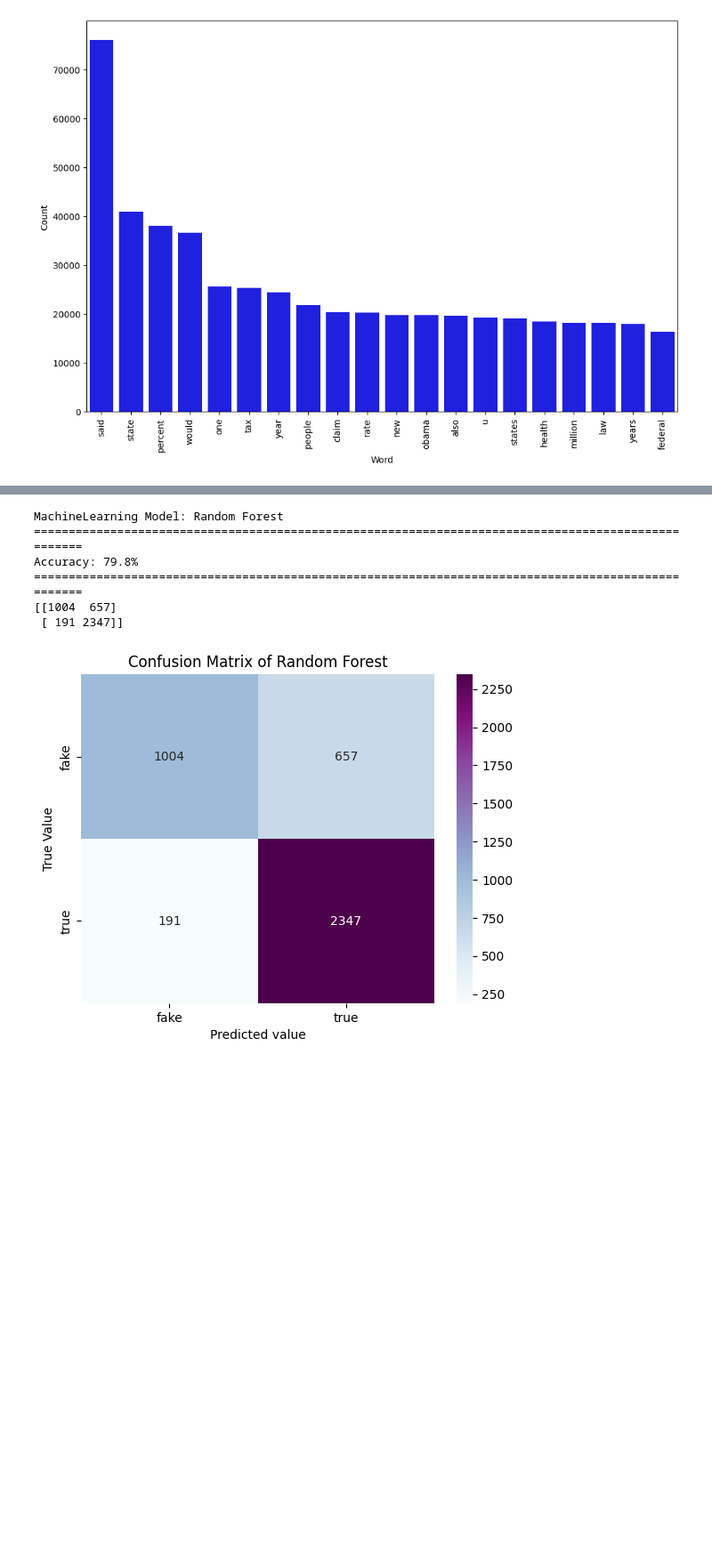
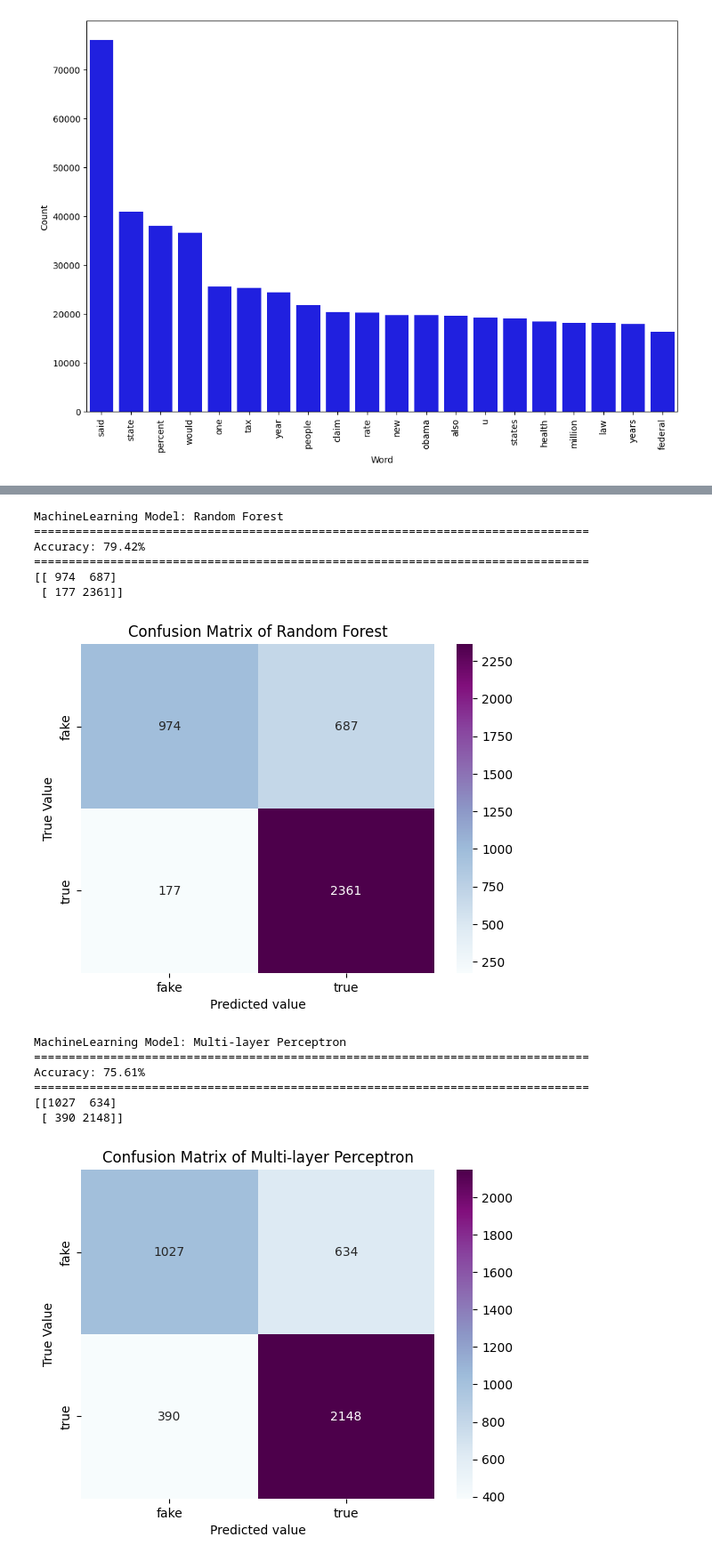
Before and after one commit to joyce922/DAT550Project, a Jupyter notebook: DAT550-PROJECT.ipynb, the cells around one changed output, grey strips where cells are left out. Shown at 89% size. Saved outputs shown, nothing was run; the diff lists cells and outputs as text; code cells hidden in the pictures; blank space fills up the shorter version.

```diff
--- a/DAT550-PROJECT.ipynb
+++ b/DAT550-PROJECT.ipynb
@@ -327,20 +386,6 @@ from sklearn.tree import DecisionTreeClassifier
 from sklearn.ensemble import RandomForestClassifier
 from sklearn.neural_network import MLPClassifier
 from sklearn.preprocessing import StandardScaler
-
-# Helper function
-def getModelName(modelType):
-    if modelType == 'NB':
-        return 'Naive Bayes'
-    if modelType == 'LR':
-        return 'Logistic Regression'
-    if modelType == 'DT':
-        return 'Decision Tree'
-    if modelType == 'RF':
-        return 'Random Forest'
-    if modelType == 'MLP':
-        return 'Multi-layer Perceptron'
-    return ''
 
 def applyMLModel(X_train, y_train, X_test, y_test, pipeline, modelType='LR'):
     modelName = getModelName(modelType)
@@ -351,19 +396,19 @@ def applyMLModel(X_train, y_train, X_test, y_test, pipeline, modelType='LR'):
     prediction = model.predict(X_test)
 
     print('MachineLearning Model:', modelName)
-    print('='*100)
+    print('='*72)
     print("Accuracy: {}%".format(round(accuracy_score(y_test, prediction)*100, 2)))
 
-    print('='*100)
+    print('='*72)
 
+    # Plot CONFUSION MATRIX
     cm = metrics.confusion_matrix(y_test, prediction)
     print(cm)
-    # Plot CONFUSION MATRIX
 
     categories = ['fake', 'true']
     sns.heatmap(cm, annot=True, fmt = 'd', cmap = 'BuPu', xticklabels=categories, yticklabels=categories)
     plt.ylabel('True Value')
     plt.xlabel('Predicted value')
-    plt.title("Confusion Matrix of " + str(modelName))
+    plt.title("Confusion Matrix of " + modelName)
 # %%
 # Split the data
@@ -427,20 +475,41 @@ Accuracy: 90.97%
  [ 215 2323]]
 [figure]
 # %%
+# Random Forest classifier with semi-random arguments.
 applyMLModel(
     X_train, y_train, X_test, y_test,
     Pipeline([
         ('vect', CountVectorizer()),
         ('tfidf', TfidfTransformer()),
-        ('model', RandomForestClassifier(n_estimators=50, criterion="entropy"))
+        ('model', RandomForestClassifier(n_estimators=50, criterion="entropy", random_state=random_state))
     ]),
     "RF"
 )
 # %% [output]
 MachineLearning Model: Random Forest
-====================================================================================================
-Accuracy: 79.8%
-====================================================================================================
-[[1004  657]
- [ 191 2347]]
+================================================================================
+Accuracy: 79.42%
+================================================================================
+[[ 974  687]
+ [ 177 2361]]
-[figure, old version]
+[figure, new version]
+# %%
+# Multi-layer Perceptron classifier with semi-random arguments. The solver "lbfgs" seems to give the best performance for our data.
+applyMLModel(
+    X_train, y_train, X_test, y_test,
+    Pipeline([
+        ('vect' , CountVectorizer()),
+        ('tfidf', TfidfTransformer()),
+        ('scaler', StandardScaler(with_mean=False)),
+        ('model', MLPClassifier(activation="relu", solver="lbfgs", alpha=1e-5, hidden_layer_sizes=(5, 2), random_state=random_state))
+    ]),
+    "MLP"
+)
+# %% [output]
+MachineLearning Model: Multi-layer Perceptron
+================================================================================
+Accuracy: 75.61%
+================================================================================
+[[1027  634]
+ [ 390 2148]]
+[figure, added]
```
Also changed, not shown: parts of 36 cells of this notebook.
